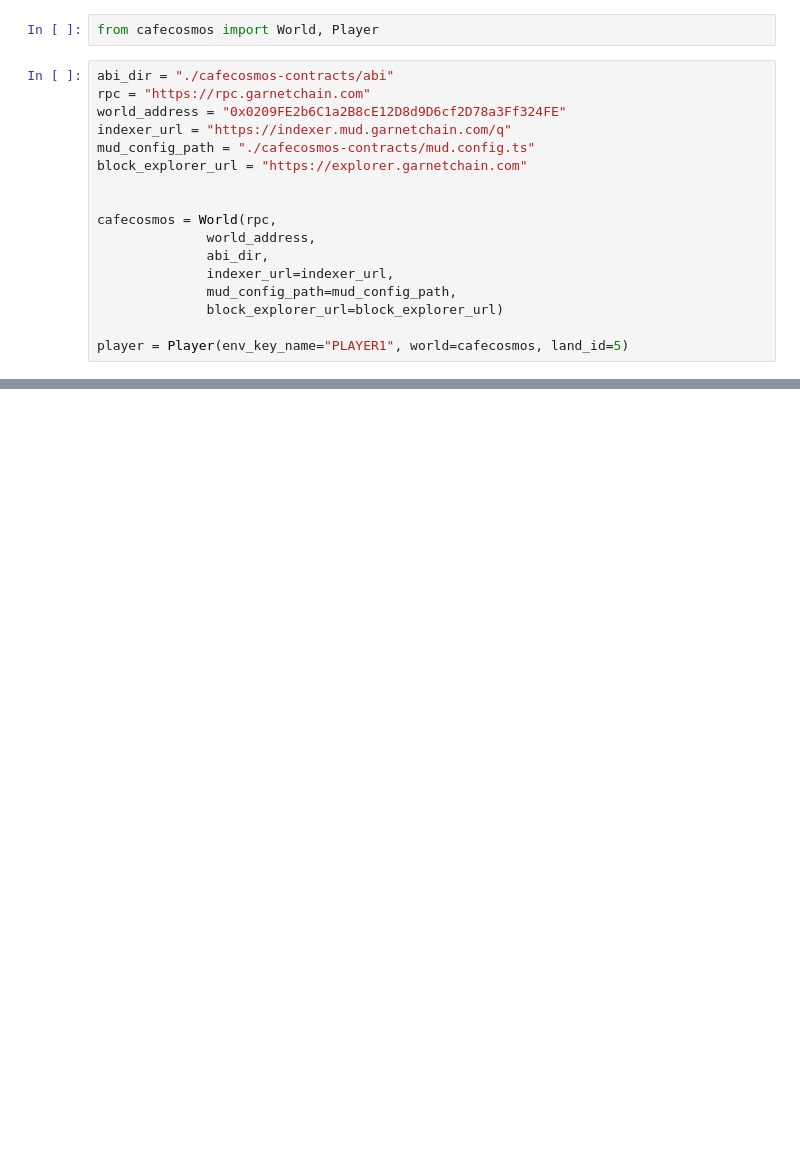
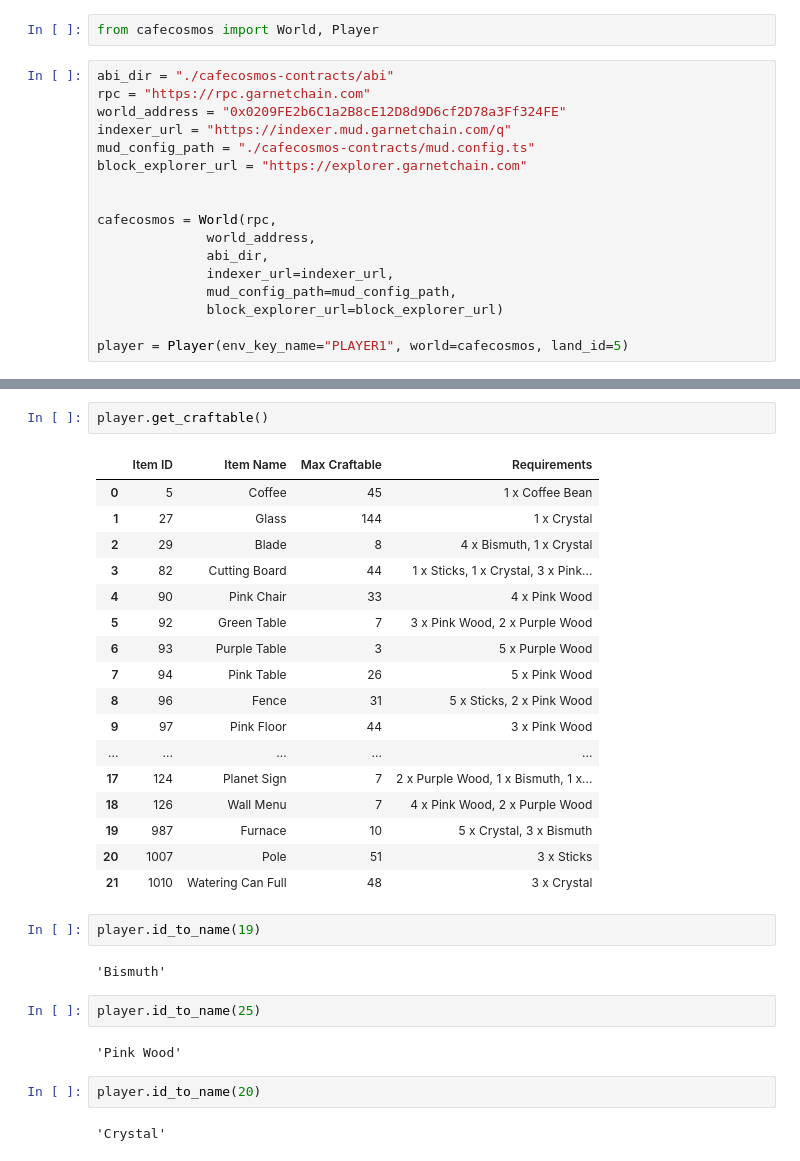
Before and after one commit to officialnico/MudPy, a Jupyter notebook: examples/cafecosmos-sdk.ipynb, the cells around one changed output, grey strips where cells are left out. Saved outputs shown, nothing was run; the diff lists cells and outputs as text; blank space fills up the shorter version.

```diff
--- a/examples/cafecosmos-sdk.ipynb
+++ b/examples/cafecosmos-sdk.ipynb
@@ -31,0 +59,32 @@ Exception: Transaction failed with custom error: TransformationIncompatible
+# %%
+player.get_craftable()
+# %% [output]
+|  | Item ID | Item Name | Max Craftable | Requirements |
+| 0 | 5 | Coffee | 45 | 1 x Coffee Bean |
+| 1 | 27 | Glass | 144 | 1 x Crystal |
+| 2 | 29 | Blade | 8 | 4 x Bismuth, 1 x Crystal |
+| 3 | 82 | Cutting Board | 44 | 1 x Sticks, 1 x Crystal, 3 x Pink... |
+| 4 | 90 | Pink Chair | 33 | 4 x Pink Wood |
+| 5 | 92 | Green Table | 7 | 3 x Pink Wood, 2 x Purple Wood |
+| 6 | 93 | Purple Table | 3 | 5 x Purple Wood |
+| 7 | 94 | Pink Table | 26 | 5 x Pink Wood |
+| 8 | 96 | Fence | 31 | 5 x Sticks, 2 x Pink Wood |
+| 9 | 97 | Pink Floor | 44 | 3 x Pink Wood |
+| ... | ... | ... | ... | ... |
+| 17 | 124 | Planet Sign | 7 | 2 x Purple Wood, 1 x Bismuth, 1 x... |
+| 18 | 126 | Wall Menu | 7 | 4 x Pink Wood, 2 x Purple Wood |
+| 19 | 987 | Furnace | 10 | 5 x Crystal, 3 x Bismuth |
+| 20 | 1007 | Pole | 51 | 3 x Sticks |
+| 21 | 1010 | Watering Can Full | 48 | 3 x Crystal |
+# %%
+player.id_to_name(19)
+# %% [output]
+'Bismuth'
+# %%
+player.id_to_name(25)
+# %% [output]
+'Pink Wood'
+# %%
+player.id_to_name(20)
+# %% [output]
+'Crystal'
```
Also changed, not shown: parts of 5 cells of this notebook, 1 other file.
